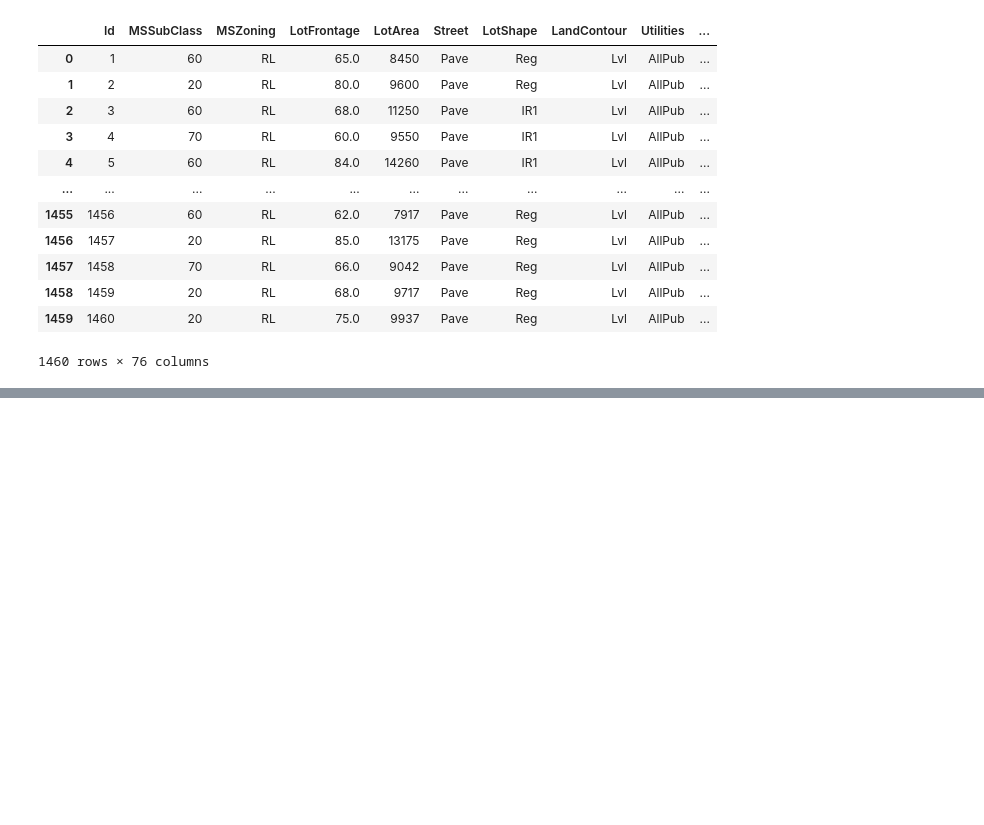
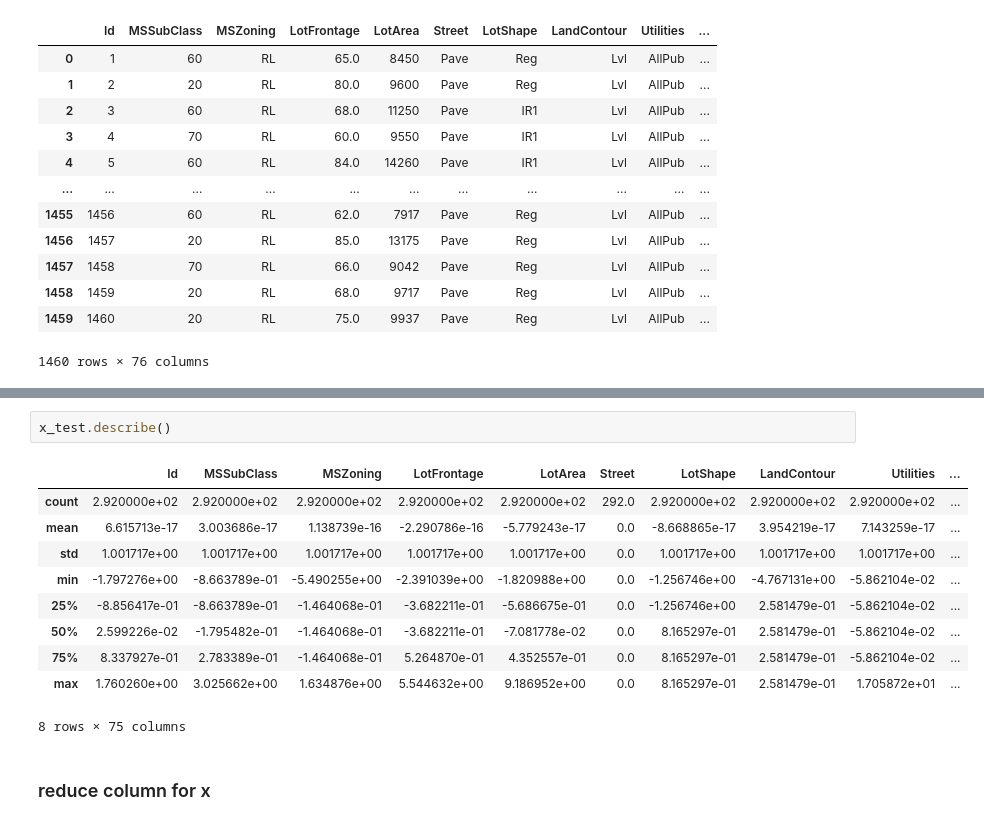
Before and after one commit to DinankSoni/ML_projects, a Jupyter notebook: House Prices Predict.ipynb, the cells around one changed output, grey strips where cells are left out. Drawn from its saved outputs; the diff is of its cells as text; blank space fills up the shorter version.

```diff
--- a/House Prices Predict.ipynb
+++ b/House Prices Predict.ipynb
@@ -548,0 +311,15 @@ dtype: int64
+# %%
+x_test.describe()
+# %% [output]
+|  | Id | MSSubClass | MSZoning | LotFrontage | LotArea | Street | LotShape | LandContour | Utilities | ... |
+| count | 2.920000e+02 | 2.920000e+02 | 2.920000e+02 | 2.920000e+02 | 2.920000e+02 | 292.0 | 2.920000e+02 | 2.920000e+02 | 2.920000e+02 | ... |
+| mean | 6.615713e-17 | 3.003686e-17 | 1.138739e-16 | -2.290786e-16 | -5.779243e-17 | 0.0 | -8.668865e-17 | 3.954219e-17 | 7.143259e-17 | ... |
+| std | 1.001717e+00 | 1.001717e+00 | 1.001717e+00 | 1.001717e+00 | 1.001717e+00 | 0.0 | 1.001717e+00 | 1.001717e+00 | 1.001717e+00 | ... |
+| min | -1.797276e+00 | -8.663789e-01 | -5.490255e+00 | -2.391039e+00 | -1.820988e+00 | 0.0 | -1.256746e+00 | -4.767131e+00 | -5.862104e-02 | ... |
+| 25% | -8.856417e-01 | -8.663789e-01 | -1.464068e-01 | -3.682211e-01 | -5.686675e-01 | 0.0 | -1.256746e+00 | 2.581479e-01 | -5.862104e-02 | ... |
+| 50% | 2.599226e-02 | -1.795482e-01 | -1.464068e-01 | -3.682211e-01 | -7.081778e-02 | 0.0 | 8.165297e-01 | 2.581479e-01 | -5.862104e-02 | ... |
+| 75% | 8.337927e-01 | 2.783389e-01 | -1.464068e-01 | 5.264870e-01 | 4.352557e-01 | 0.0 | 8.165297e-01 | 2.581479e-01 | -5.862104e-02 | ... |
+| max | 1.760260e+00 | 3.025662e+00 | 1.634876e+00 | 5.544632e+00 | 9.186952e+00 | 0.0 | 8.165297e-01 | 2.581479e-01 | 1.705872e+01 | ... |
+8 rows × 75 columns
+# %% [markdown]
+### reduce column for x
```
Also changed, not shown: parts of 57 cells of this notebook.
